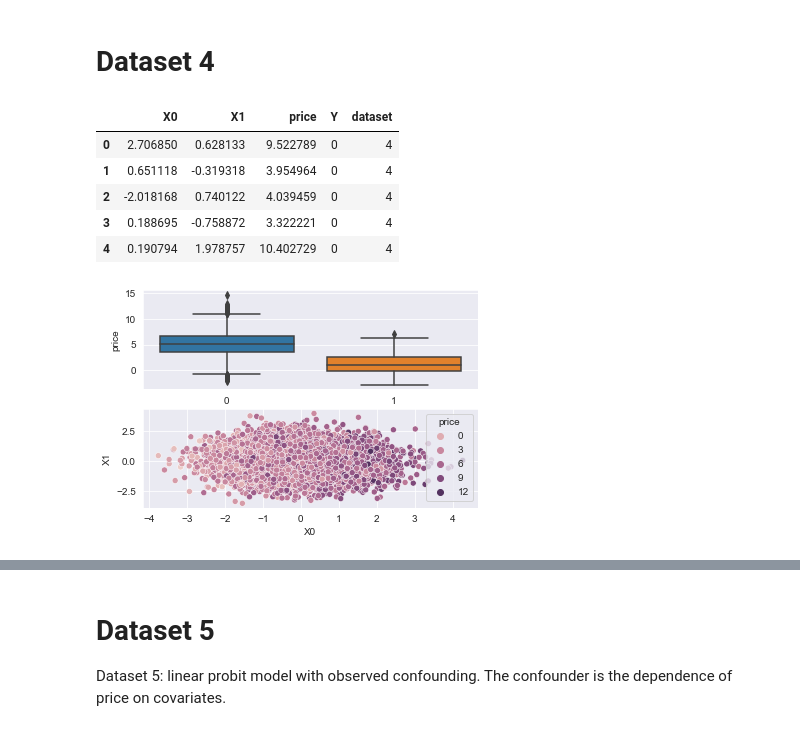
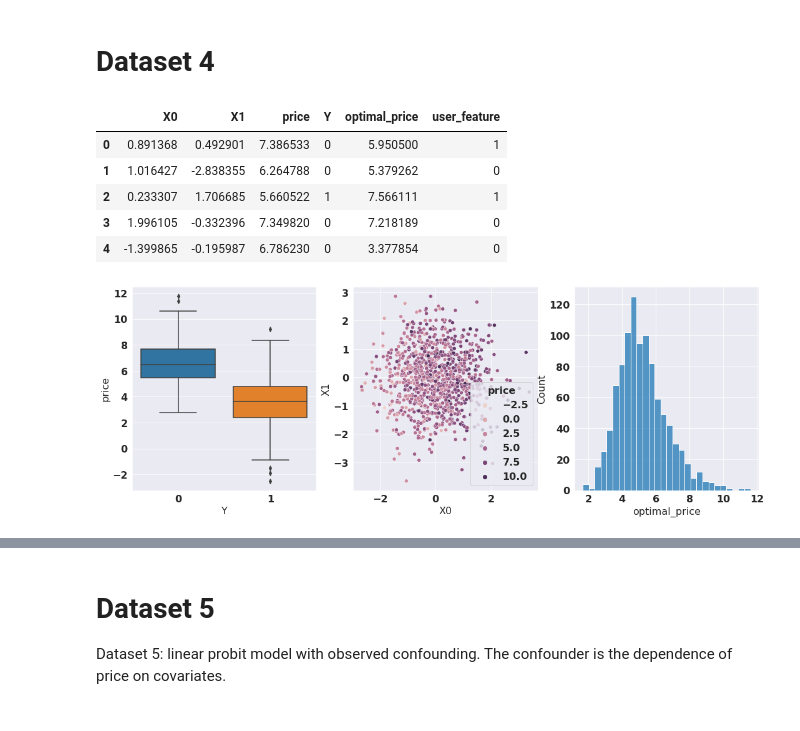
Before and after one commit to lentin26/Student-Prescription-Tree, a Jupyter notebook: lightGBM.ipynb, the cells around one changed output, grey strips where cells are left out. Drawn from its saved outputs; the diff is of its cells as text; code cells hidden in the pictures.

```diff
--- a/lightGBM.ipynb
+++ b/lightGBM.ipynb
@@ -500,7 +500,7 @@ Dataset 1: linear probit model with no confounding
 # %%
 def model_1():
     # dataset 1: linear probit model with no confounding
-    np.random.seed(101)
+    # np.random.seed(101)
     def generate_model_1():
         h = -1
         n = 2
@@ -515,7 +515,7 @@ def model_1():
         g = X0
         optimal_price = -1*(g + epsilon)/h
 
-        Y_star = X0 + h*P + epsilon
+        Y_star = g + h*P + epsilon
 
         return X0, X1, P, Y_star, optimal_price
 
@@ -709,9 +706,9 @@ results.head()
 # %% [markdown]
 # Dataset 4
 # %%
-def model_4():
+def model_4(n_samples):
     # dataset 2
-    np.random.seed(101)
+    # np.random.seed(101)
     def generate_model_4():
         g = 5
 
@@ -723,68 +720,64 @@ def model_4():
         X1 = X[1]
 
         # next find piecewise-constant step function h
-        if X0 < -1:
-            h = -1.25
-        elif -1 <= X0 < 0:
-            h = -1.1
-        elif 0 <= X0 < 1:
-            h = -0.9
-        elif 1 <= X0:
-            h = -0.75
-
-        if X1 < 0:
-            h += -0.1
-        elif X1 >= 0:
-            h += 0.1
+        # X1 influence price sensitivity, must be a
+        # consumer attribute
+        h = -1.25 * int(X0 < -1) + \
+          -1.1 * int(-1 <= X0 < 0) + \
+          -0.9 * int(0 <= X0 < 1) + \
+          -0.75 * int(1 <= X0) + \
+          -0.1 * int(X1 < 0) + \
+          0.1 * int(X1 >= 0)            # less sensitive to price
 
         # draw prices and noise
+        # price depends on X0, so must be
+        # a product attribute
         P = np.random.normal(X0 + 5, 2)
         epsilon = np.random.normal(0, 1)
 
         # compute Y*
-        Y_star = X0 + h*P + epsilon
+        Y_star = g + h*P + epsilon
 
-        return X0, X1, P, Y_star
+        optimal_price = -1*(g + epsilon)/h
+
+        return X0, X1, P, Y_star, optimal_price
 
     results = {
         'X0':[],
         'X1':[],
         'price':[],
-        'Y':[]
+        'Y':[],
+        'optimal_price':[]
               }
 
-    for i in range(n):
-        X0, X1, P, Y_star = generate_model_4()
+    for i in range(n_samples):
+        X0, X1, P, Y_star, optimal_price = generate_model_4()
         results['X0'].append(X0)
         results['X1'].append(X1)
         results['price'].append(P)
         results['Y'].append(int(Y_star > 0))
+        results['optimal_price'].append(optimal_price)
 
     results = pd.DataFrame(results)
-
-    # label dataset
-    results['dataset'] = 4
-
-    # get discretized prices following Biggs et al., 2021
-#     low_price = results.price.quantile(0.10)
-#     high_price = results.price.quantile(0.90)
-#     results['price_discrete'] = np.linspace(low_price, high_price, 9)
 
     return results
 
 # visualize results
-results = model_4()
+results = model_4(n_samples=1000)
 
-fig, ax = plt.subplots(2)
+results['user_feature'] = (results.X1 > 0).astype(int)
+
+fig, ax = plt.subplots(1, 3, figsize=(18, 6))
 sns.boxplot(data=results, x='Y', y='price', ax = ax[0])
 sns.scatterplot(data=results, x='X0', y='X1', hue='price', ax=ax[1])
+sns.histplot(data=results, x='optimal_price', ax=ax[2])
 
 results.head()
 # %% [output]
-|  | X0 | X1 | price | Y | dataset |
-| 0 | 2.706850 | 0.628133 | 9.522789 | 0 | 4 |
-| 1 | 0.651118 | -0.319318 | 3.954964 | 0 | 4 |
-| 2 | -2.018168 | 0.740122 | 4.039459 | 0 | 4 |
-| 3 | 0.188695 | -0.758872 | 3.322221 | 0 | 4 |
-| 4 | 0.190794 | 1.978757 | 10.402729 | 0 | 4 |
+|  | X0 | X1 | price | Y | optimal_price | user_feature |
+| 0 | 0.891368 | 0.492901 | 7.386533 | 0 | 5.950500 | 1 |
+| 1 | 1.016427 | -2.838355 | 6.264788 | 0 | 5.379262 | 0 |
+| 2 | 0.233307 | 1.706685 | 5.660522 | 1 | 7.566111 | 1 |
+| 3 | 1.996105 | -0.332396 | 7.349820 | 0 | 7.218189 | 0 |
+| 4 | -1.399865 | -0.195987 | 6.786230 | 0 | 3.377854 | 0 |
-[figure, old version]
+[figure, new version]
```
Also changed, not shown: parts of 23 cells of this notebook.
